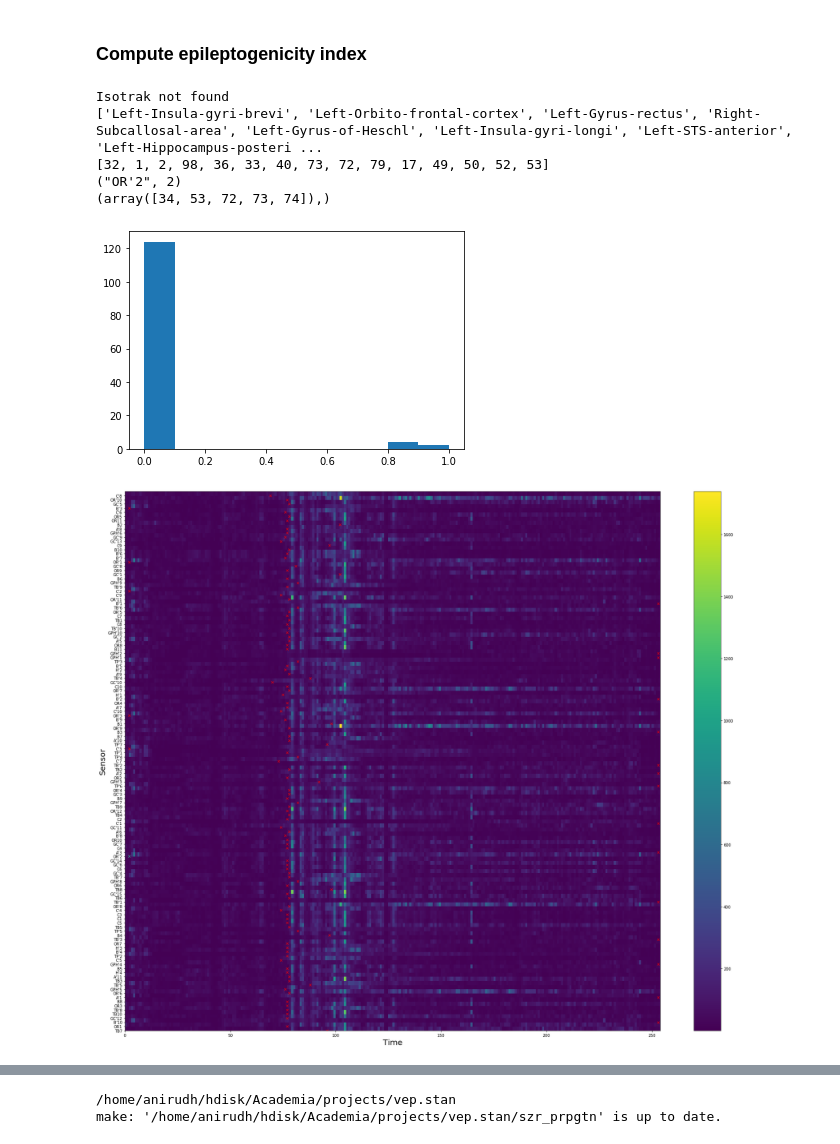
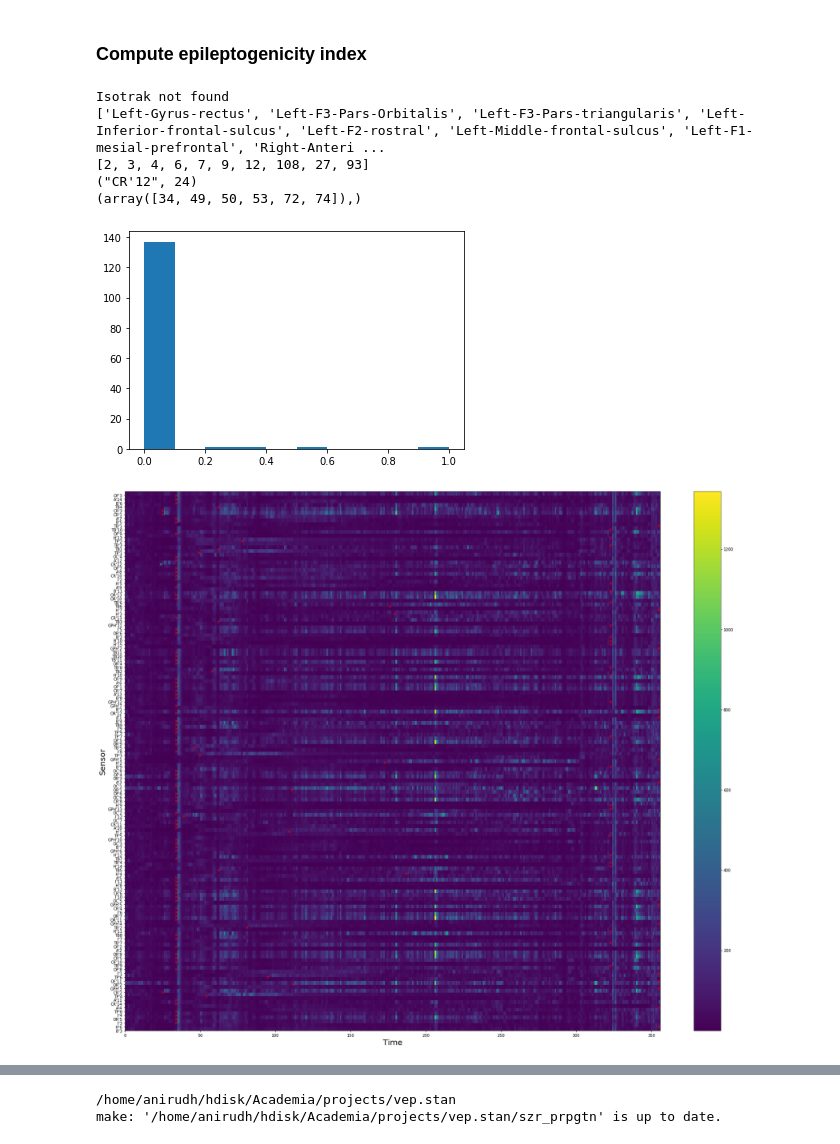
Before and after one commit to dhrunia/infr_szr_prpgtn, a Jupyter notebook: Prestan-fit-ei.ipynb, the cells around one changed output, grey strips where cells are left out. Saved outputs shown, nothing was run; the diff lists cells and outputs as text; code cells hidden in the pictures.

```diff
--- a/Prestan-fit-ei.ipynb
+++ b/Prestan-fit-ei.ipynb
@@ -93,7 +92,7 @@ ep_idx, Nd, N0, ER = lib.utils.ez_priors.comp_epindx(
     raw_seeg_fname,
     meta_data_fname,
     bias=50,
-    thrshld=400,
+    thrshld=300,
     tau=1,
     wndw_len=1024,
     wndw_ovrlp=512,
@@ -102,39 +101,39 @@ ep_idx_keys, ep_idx_vals = zip(*ep_idx.items())
 ep_idx_vals = np.array(ep_idx_vals)
 cntcts_file = os.path.join(data_dir, 'elec', 'seeg.xyz')
 cntrs_zipfile = os.path.join(data_dir,'tvb', 'connectivity.vep.zip')
 ez_names, ez_idcs = lib.utils.ez_priors.get_ez_from_epindx(ep_idx, 0.5, cntcts_file, cntrs_zipfile, dist_prcntl=3.0)
 print(ez_names)
 print(ez_idcs)
 print(N0)
 ez_clin_hyp = np.loadtxt(os.path.join(data_dir, 'tvb', 'ez_hypothesis.vep.txt'))
 print(np.where(ez_clin_hyp))
 
 plt.figure()
 plt.hist(ep_idx_vals);
 plt.savefig(os.path.join(results_dir,'figures','ei_hist.png'))
 
 k, v = zip(*ER.items())
 ER_mat = np.array(v)
 plt.figure(figsize=(25,20))
 plt.pcolormesh(ER_mat)
 plt.plot([Nd[ch_name] for ch_name in k], np.r_[0:len(k)], 'rx')
 plt.plot(N0[1], k.index(N0[0]),  'cx')
 plt.yticks(ticks=np.r_[0:len(k)], labels=k);
 plt.xlabel('Time', fontsize=20)
 plt.ylabel('Sensor',fontsize=20)
 plt.colorbar()
 plt.tight_layout()
 plt.savefig(os.path.join(results_dir, 'figures', 'Nd_ER.png'))
 
 np.savez(os.path.join(results_dir, "ei_data.npz"), ez_idcs=np.array(ez_idcs), ez_names=ez_names, ch_names=k)
 # %% [output]
 Isotrak not found
-['Left-Insula-gyri-brevi', 'Left-Orbito-frontal-cortex', 'Left-Gyrus-rectus', 'Right-Subcallosal-area', 'Left-Gyrus-of-Heschl', 'Left-Insula-gyri-longi', 'Left-STS-anterior', 'Left-Hippocampus-posteri ...
-[32, 1, 2, 98, 36, 33, 40, 73, 72, 79, 17, 49, 50, 52, 53]
-("OR'2", 2)
-(array([34, 53, 72, 73, 74]),)
+['Left-Gyrus-rectus', 'Left-F3-Pars-Orbitalis', 'Left-F3-Pars-triangularis', 'Left-Inferior-frontal-sulcus', 'Left-F2-rostral', 'Left-Middle-frontal-sulcus', 'Left-F1-mesial-prefrontal', 'Right-Anteri ...
+[2, 3, 4, 6, 7, 9, 12, 108, 27, 93]
+("CR'12", 24)
+(array([34, 49, 50, 53, 72, 74]),)
-[figure, old version]
+[figure, new version]
-[figure, old version]
+[figure, new version]
 # %%
 ds_freq = int(data['slp'].shape[0]/150)
 data['slp'] = data['slp'][0:-1:ds_freq]
```
Also changed, not shown: parts of 3 cells of this notebook, 1 other file.
